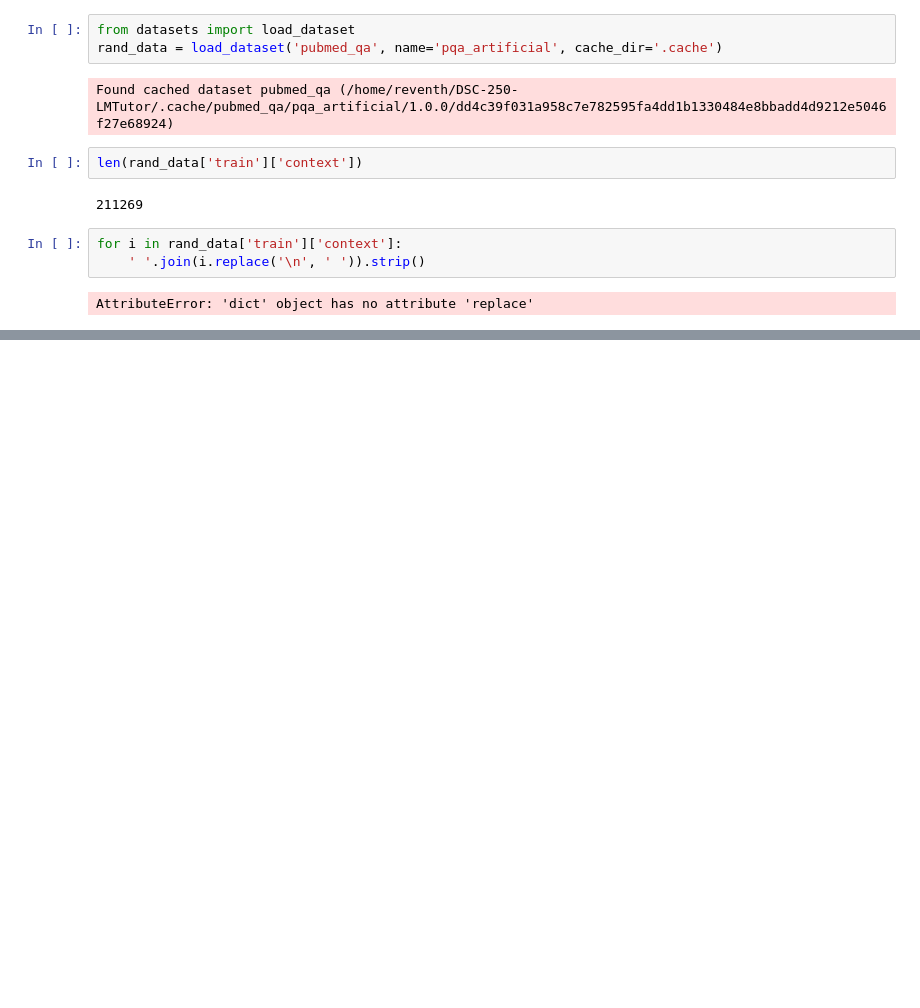
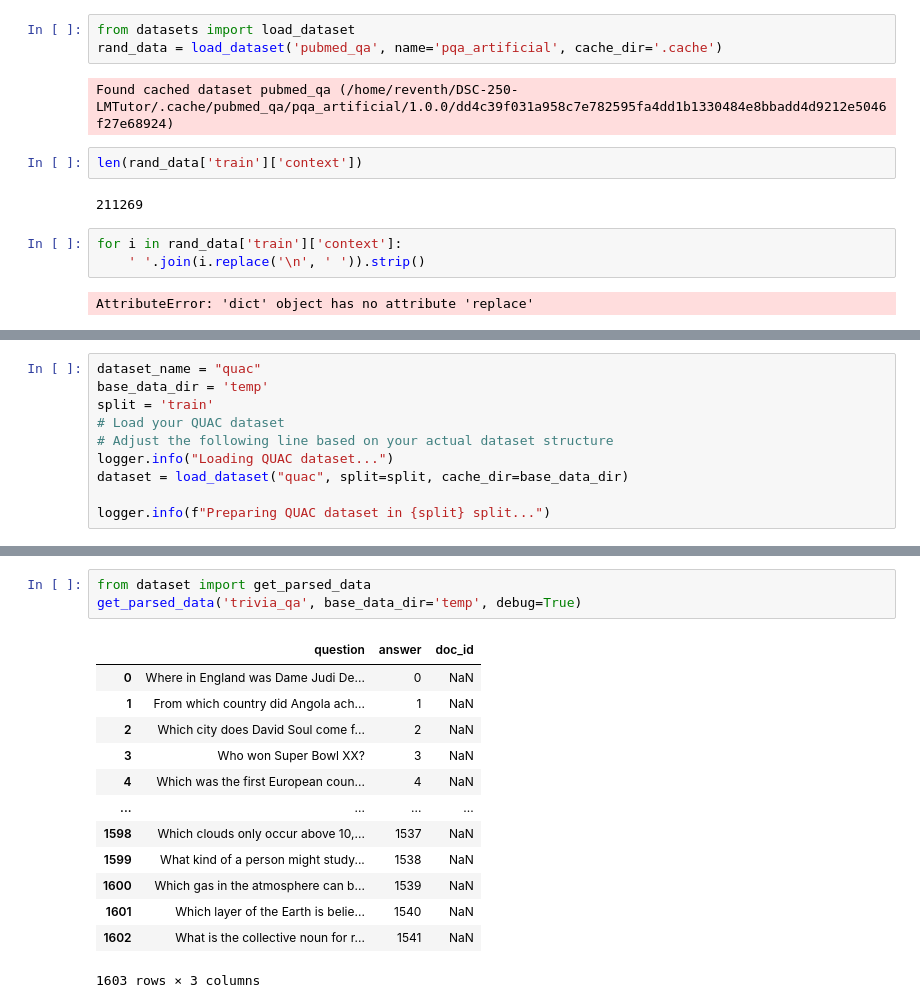
Before and after one commit to Reventh-Sharma/LLM-Embed, a Jupyter notebook: test.ipynb, the cells around one changed output, grey strips where cells are left out. Saved outputs shown, nothing was run; the diff lists cells and outputs as text; blank space fills up the shorter version.

Commit message:
Dataset Bug Fixes

```diff
--- a/test.ipynb
+++ b/test.ipynb
@@ -526,0 +539,10 @@ AttributeError: 'dict' object has no attribute 'replace'
+# %%
+dataset_name = "quac"
+base_data_dir = 'temp'
+split = 'train'
+# Load your QUAC dataset
+# Adjust the following line based on your actual dataset structure
+logger.info("Loading QUAC dataset...")
+dataset = load_dataset("quac", split=split, cache_dir=base_data_dir)
+
+logger.info(f"Preparing QUAC dataset in {split} split...")
@@ -526,0 +611,17 @@ AttributeError: 'dict' object has no attribute 'replace'
+# %%
+from dataset import get_parsed_data
+get_parsed_data('trivia_qa', base_data_dir='temp', debug=True)
+# %% [output]
+|  | question | answer | doc_id |
+| 0 | Where in England was Dame Judi De... | 0 | NaN |
+| 1 | From which country did Angola ach... | 1 | NaN |
+| 2 | Which city does David Soul come f... | 2 | NaN |
+| 3 | Who won Super Bowl XX? | 3 | NaN |
+| 4 | Which was the first European coun... | 4 | NaN |
+| ... | ... | ... | ... |
+| 1598 | Which clouds only occur above 10,... | 1537 | NaN |
+| 1599 | What kind of a person might study... | 1538 | NaN |
+| 1600 | Which gas in the atmosphere can b... | 1539 | NaN |
+| 1601 | Which layer of the Earth is belie... | 1540 | NaN |
+| 1602 | What is the collective noun for r... | 1541 | NaN |
+1603 rows × 3 columns
```
Also changed, not shown: parts of 6 cells of this notebook, 3 other files.
